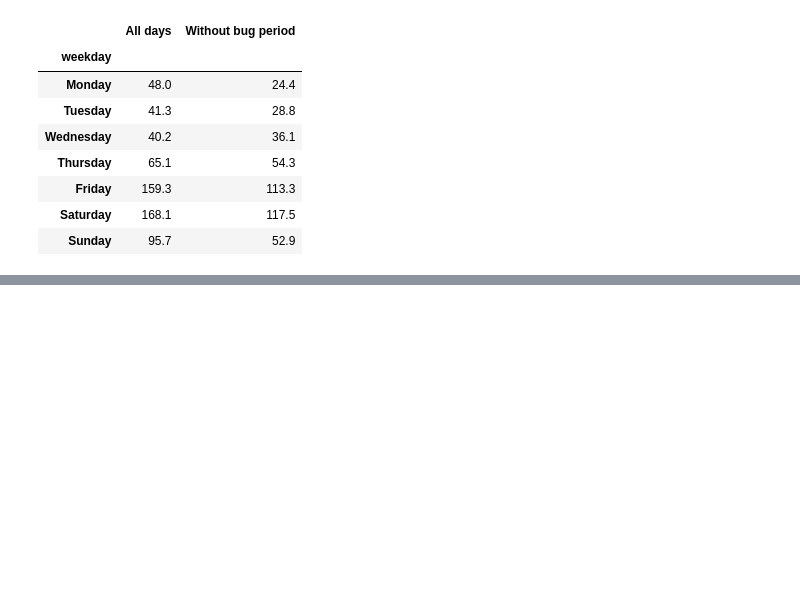
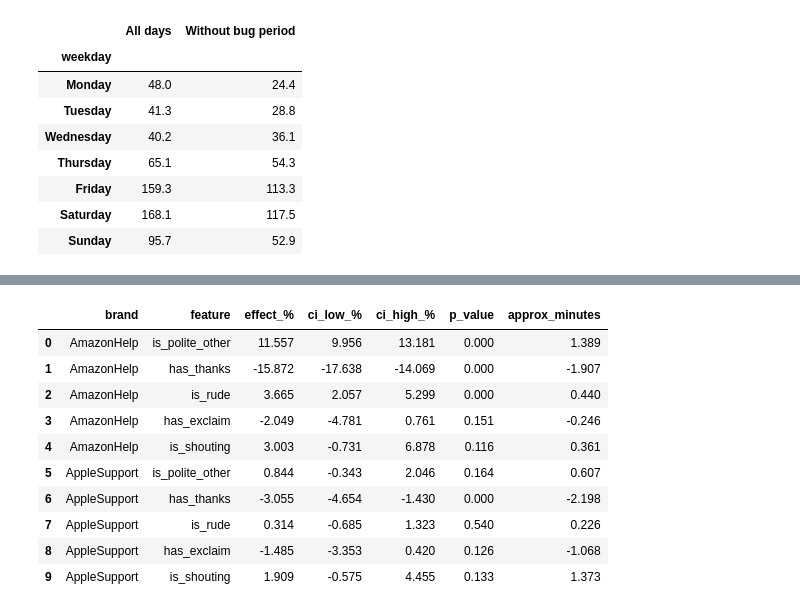
Before and after one commit to Chuandablackpig/CustomerSupportAnalysis, a Jupyter notebook: piplines/eda.ipynb, the cells around one changed output, grey strips where cells are left out. Cells and saved outputs as stored; diff of their text form; code cells hidden in the pictures; blank space fills up the shorter version.

```diff
--- a/piplines/eda.ipynb
+++ b/piplines/eda.ipynb
@@ -127,0 +377,6 @@ pd.DataFrame({
+# %%
+analyzer = SentimentIntensityAnalyzer()
+
+# A few examples
+for s in ["This is not terrible", "iOS 11 sucks!!", "sorry to bother you", "Thanks for nothing"]:
+    print(f"{s:25} {analyzer.polarity_scores(s)['compound']:+.2f}")
@@ -127,0 +518,12 @@ pd.DataFrame({
+# %%
+# Split the polite words: "thanks" words vs all other polite words
+thanks_words = [r"thank(?:s|you|u)?", "thx", "ty"]
+other_polite_words = [w for w in polite_words if w not in thanks_words]
+
+cases["has_thanks"] = text.str.contains(r"\b(?:" + "|".join(thanks_words) + r")\b", case=False, regex=True)
+cases["is_polite_other"] = text.str.contains(r"\b(?:" + "|".join(other_polite_words) + r")\b", case=False, regex=True)
+
+print(cases[["has_thanks", "is_polite_other"]].mean().round(3))
+print()
+print("Share of tweets that start a conversation:")
+print(cases.groupby("has_thanks")["is_first_tweet"].mean().round(3))
@@ -127,0 +540,37 @@ pd.DataFrame({
+# %%
+# Same regression as before, with the polite words split and a control for conversation start
+features_split = ["is_polite_other", "has_thanks", "is_rude", "has_exclaim", "is_shouting"]
+formula_split = "log_minutes ~ " + " + ".join(features_split) + " + is_first_tweet + C(hour) + C(date)"
+
+results = []
+for brand, group in cases.groupby("brand"):
+    model = smf.ols(formula_split, data=group).fit(cov_type="HC1")
+    median_wait = group["response_minutes"].median()
+    for f in features_split:
+        name = f + "[T.True]"
+        low, high = model.conf_int().loc[name]
+        effect = np.exp(model.params[name]) - 1
+        results.append({
+            "brand": brand,
+            "feature": f,
+            "effect_%": effect * 100,
+            "ci_low_%": (np.exp(low) - 1) * 100,
+            "ci_high_%": (np.exp(high) - 1) * 100,
+            "p_value": model.pvalues[name],
+            "approx_minutes": effect * median_wait,   # effect in minutes at the brand's median wait
+        })
+
+effects_split = pd.DataFrame(results)
+effects_split.round(3)
+# %% [output]
+|  | brand | feature | effect_% | ci_low_% | ci_high_% | p_value | approx_minutes |
+| 0 | AmazonHelp | is_polite_other | 11.557 | 9.956 | 13.181 | 0.000 | 1.389 |
+| 1 | AmazonHelp | has_thanks | -15.872 | -17.638 | -14.069 | 0.000 | -1.907 |
+| 2 | AmazonHelp | is_rude | 3.665 | 2.057 | 5.299 | 0.000 | 0.440 |
+| 3 | AmazonHelp | has_exclaim | -2.049 | -4.781 | 0.761 | 0.151 | -0.246 |
+| 4 | AmazonHelp | is_shouting | 3.003 | -0.731 | 6.878 | 0.116 | 0.361 |
+| 5 | AppleSupport | is_polite_other | 0.844 | -0.343 | 2.046 | 0.164 | 0.607 |
+| 6 | AppleSupport | has_thanks | -3.055 | -4.654 | -1.430 | 0.000 | -2.198 |
+| 7 | AppleSupport | is_rude | 0.314 | -0.685 | 1.323 | 0.540 | 0.226 |
+| 8 | AppleSupport | has_exclaim | -1.485 | -3.353 | 0.420 | 0.126 | -1.068 |
+| 9 | AppleSupport | is_shouting | 1.909 | -0.575 | 4.455 | 0.133 | 1.373 |
```
Also changed, not shown: parts of 43 cells of this notebook, 2 other files.
